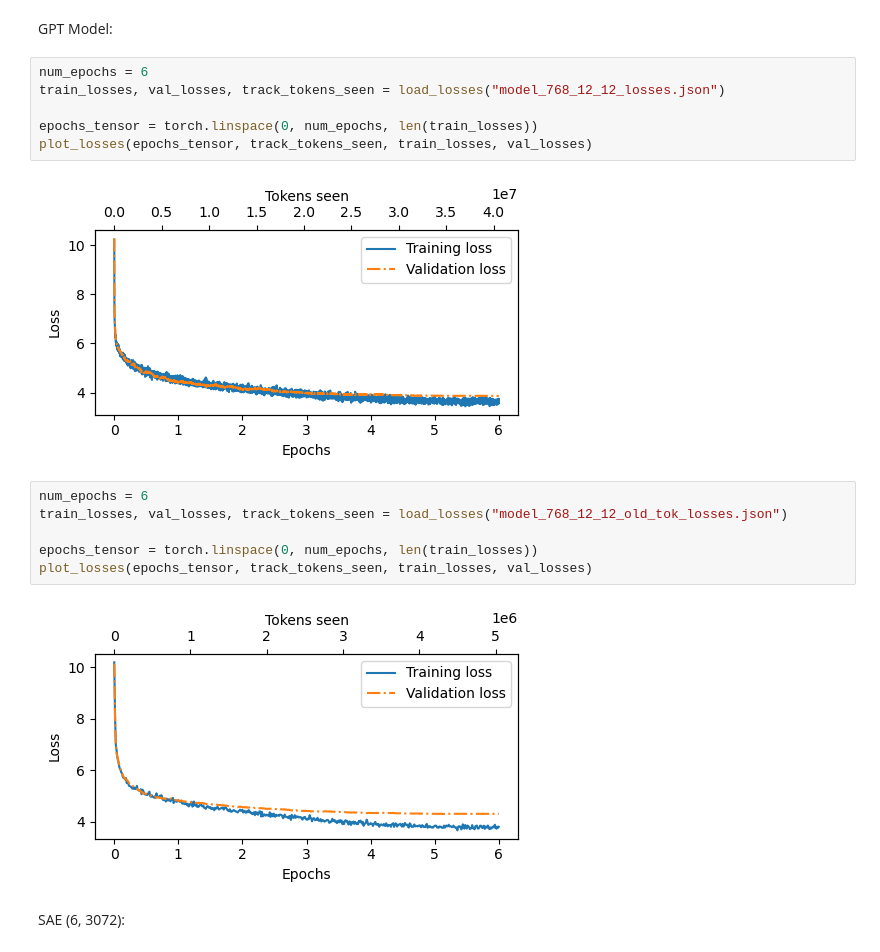
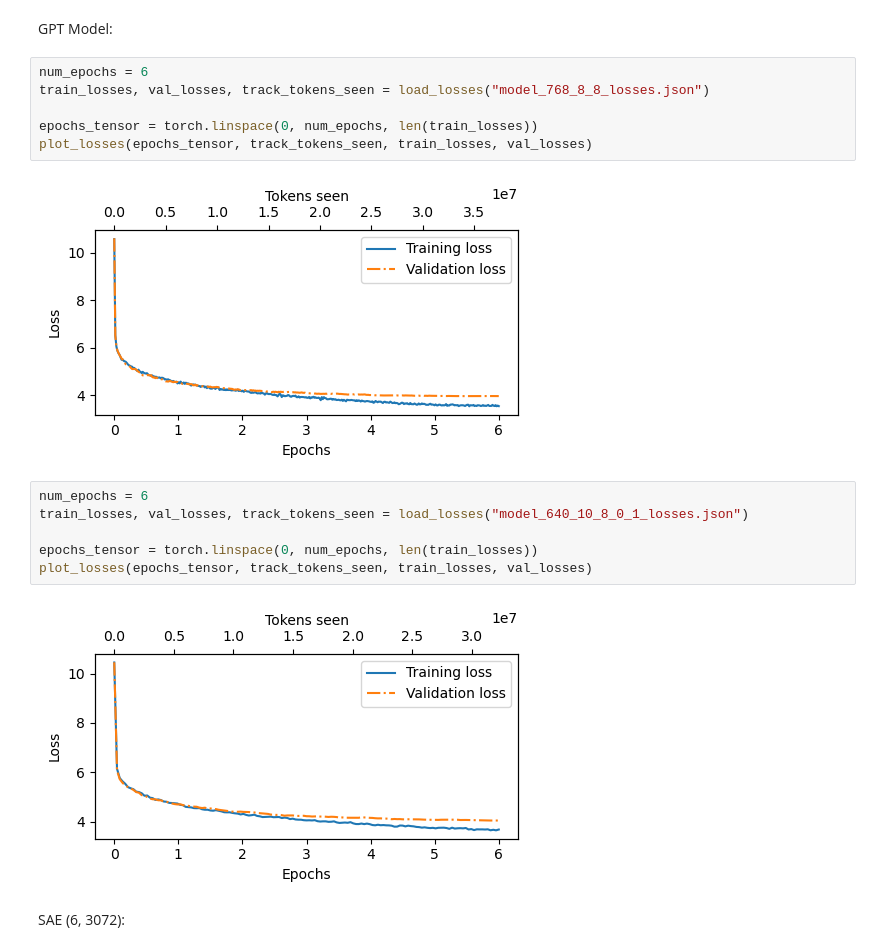
Before and after one commit to iug-htw/GPTAndPrejudice, a Jupyter notebook: loss_plotter.ipynb, the cells around one changed output. Cells and saved outputs as stored; diff of their text form.

Commit message:
training

```diff
--- a/loss_plotter.ipynb
+++ b/loss_plotter.ipynb
@@ -37,20 +37,20 @@ def plot_losses(epochs_seen, tokens_seen, train_losses, val_losses):
 GPT Model:
 # %%
 num_epochs = 6
-train_losses, val_losses, track_tokens_seen = load_losses("model_768_12_12_losses.json")
+train_losses, val_losses, track_tokens_seen = load_losses("model_768_8_8_losses.json")
 
 epochs_tensor = torch.linspace(0, num_epochs, len(train_losses))
 plot_losses(epochs_tensor, track_tokens_seen, train_losses, val_losses)
 # %% [output]
-[figure, old version]
+[figure, new version]
 # %%
 num_epochs = 6
-train_losses, val_losses, track_tokens_seen = load_losses("model_768_12_12_old_tok_losses.json")
+train_losses, val_losses, track_tokens_seen = load_losses("model_640_10_8_0_1_losses.json")
 
 epochs_tensor = torch.linspace(0, num_epochs, len(train_losses))
 plot_losses(epochs_tensor, track_tokens_seen, train_losses, val_losses)
 # %% [output]
-[figure, old version]
+[figure, new version]
 # %% [markdown]
 SAE (6, 3072):
 # %%
```
Also changed, not shown: 8 other files.
